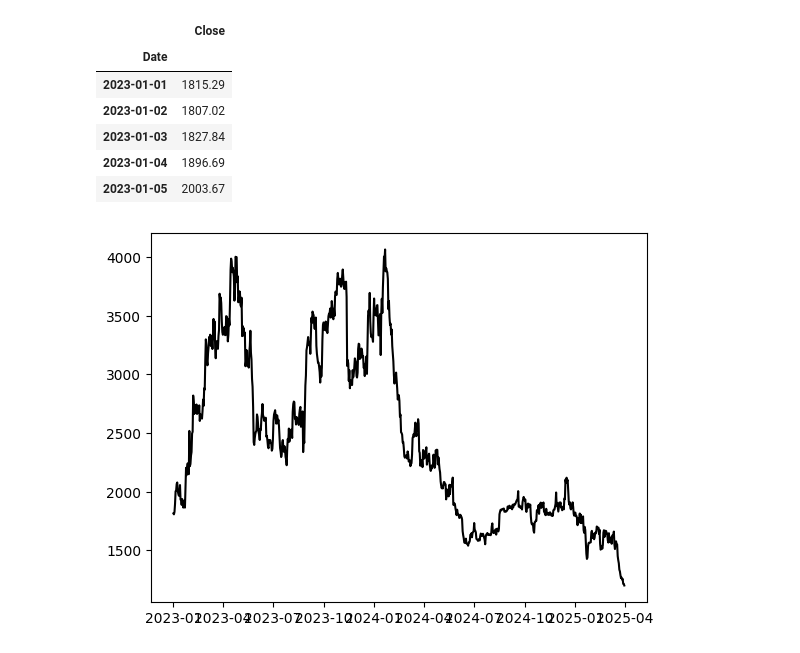
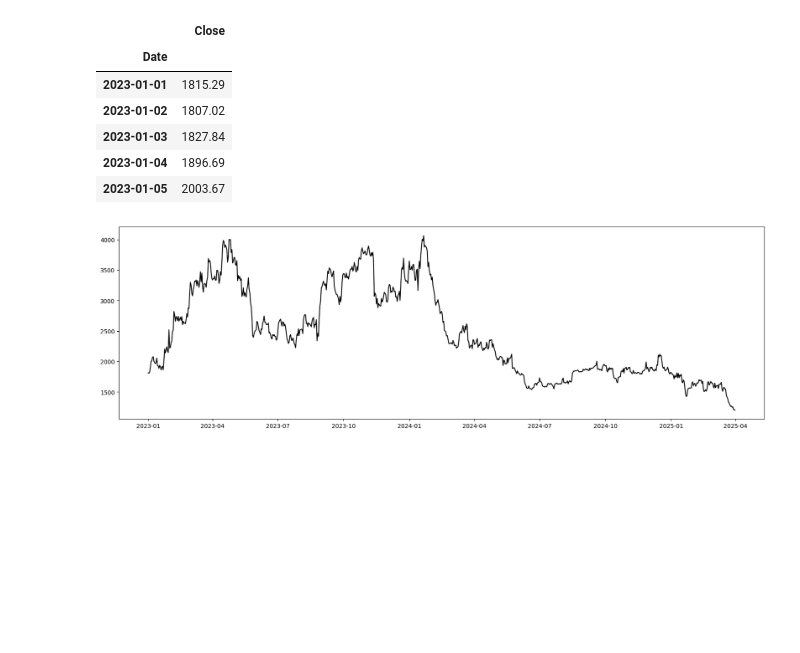
Before and after one commit to shivampb/ML-Models, a Jupyter notebook: Ethereum-prediction/main.ipynb, the cells around one changed output. Drawn from its saved outputs; the diff is of its cells as text; code cells hidden in the pictures; blank space fills up the shorter version.

```diff
--- a/Ethereum-prediction/main.ipynb
+++ b/Ethereum-prediction/main.ipynb
@@ -104,8 +104,8 @@ df.head()
 | 2023-01-04 | 1896.69 |
 | 2023-01-05 | 2003.67 |
 # %%
-plt.Figure(figsize=(20,6))
+plt.figure(figsize=(20,6))
 plt.plot(df.index,df["Close"],'black')
 plt.show()
 # %% [output]
-[figure, old version]
+[figure, new version]
```
Also changed, not shown: 2 other files.
